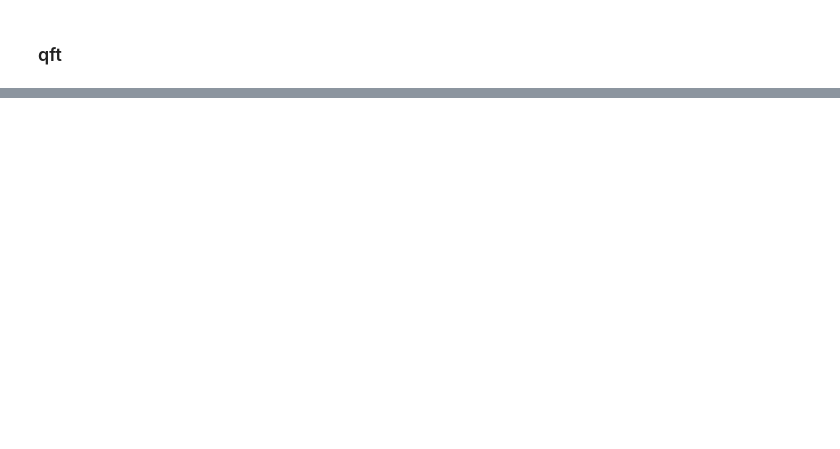
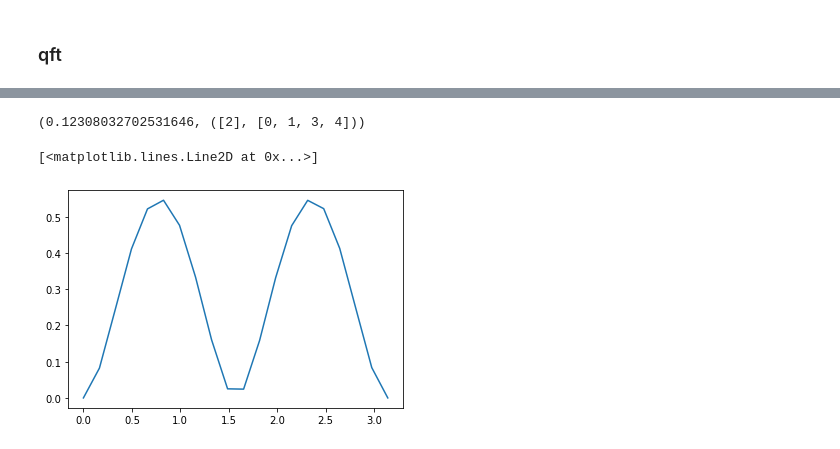
Before and after one commit to ejmichaud/quantum-iit, a Jupyter notebook: experiments.ipynb, the cells around one changed output, grey strips where cells are left out. Cells and saved outputs as stored; diff of their text form; code cells hidden in the pictures; blank space fills up the shorter version.

```diff
--- a/experiments.ipynb
+++ b/experiments.ipynb
@@ -425,17 +496,28 @@ plt.savefig('figures/qft-scaling-pluses.pdf')
 # %%
-ns = [2, 3, 4, 5]
+ns = [2, 3, 4]
 
-nkresults = defaultdict(list)
-nsresults = defaultdict(list)
-ntresults = defaultdict(list)
-nbresults = defaultdict(list)
+nkrresults = defaultdict(list)
+nsrresults = defaultdict(list)
+ntrresults = defaultdict(list)
+nbrresults = defaultdict(list)
+
 for n in tqdm(ns):
     for _ in tqdm(range(10), leave=False):
 #     X = tprod(*[plus_dm for _ in range(n)])
         X = qt.rand_dm(2**n, dims=[[2]*n, [2]*n])
         U = qft.qft(n)
-        nkresults[n].append(qIInk(qt.to_super(U), X, list(range(n))))
-        nsresults[n].append(qIIns(qt.to_super(U), X, list(range(n))))
-        ntresults[n].append(qIInt(qt.to_super(U), X, list(range(n))))
-        nbresults[n].append(qIInb(qt.to_super(U), X, list(range(n))))
+        nkrresults[n].append(qIInkr(qt.to_super(U), X, list(range(n))))
+        nsrresults[n].append(qIInsr(qt.to_super(U), X, list(range(n))))
+        ntrresults[n].append(qIIntr(qt.to_super(U), X, list(range(n))))
+        nbrresults[n].append(qIInbr(qt.to_super(U), X, list(range(n))))
+
+ns = [2, 3, 4]
+
+nscresults = []
+ntcresults = []
+
+for n in tqdm(ns):
+    U = qft.qft(n)
+    nscresults.append(qIInsc(qt.to_super(U), list(range(n))))
+    ntcresults.append(qIIntc(qt.to_super(U), list(range(n))))
 # %%
@@ -480,0 +575,22 @@ plt.savefig('figures/qft-scaling-randomdms.pdf')
+# %%
+n = 5
+X = qt.rand_dm(2**n, dims=[[2]*n, [2]*n])
+U = qft.qft(n)
+print(qIInsr(qt.to_super(U), X, list(range(n))))
+# %% [output]
+(0.12308032702531646, ([2], [0, 1, 3, 4]))
+# %%
+n = 5
+U = tprod(*[qt.sigmaz() for _ in range(n)])
+X = tprod(*[plus_dm for _ in range(n)])
+# %%
+ts = np.linspace(0, 3.1415 / 2, 20)
+results = []
+for t in tqdm(ts):
+    expU = (1.0j * t * U).expm()
+    results.append(qIInsr(qt.to_super(expU), X, list(range(n))))
+# %%
+plt.plot(ts, results)
+# %% [output]
+[<matplotlib.lines.Line2D at 0x...>]
+[figure, added]
```
Also changed, not shown: parts of 24 cells of this notebook, 2 other files.
